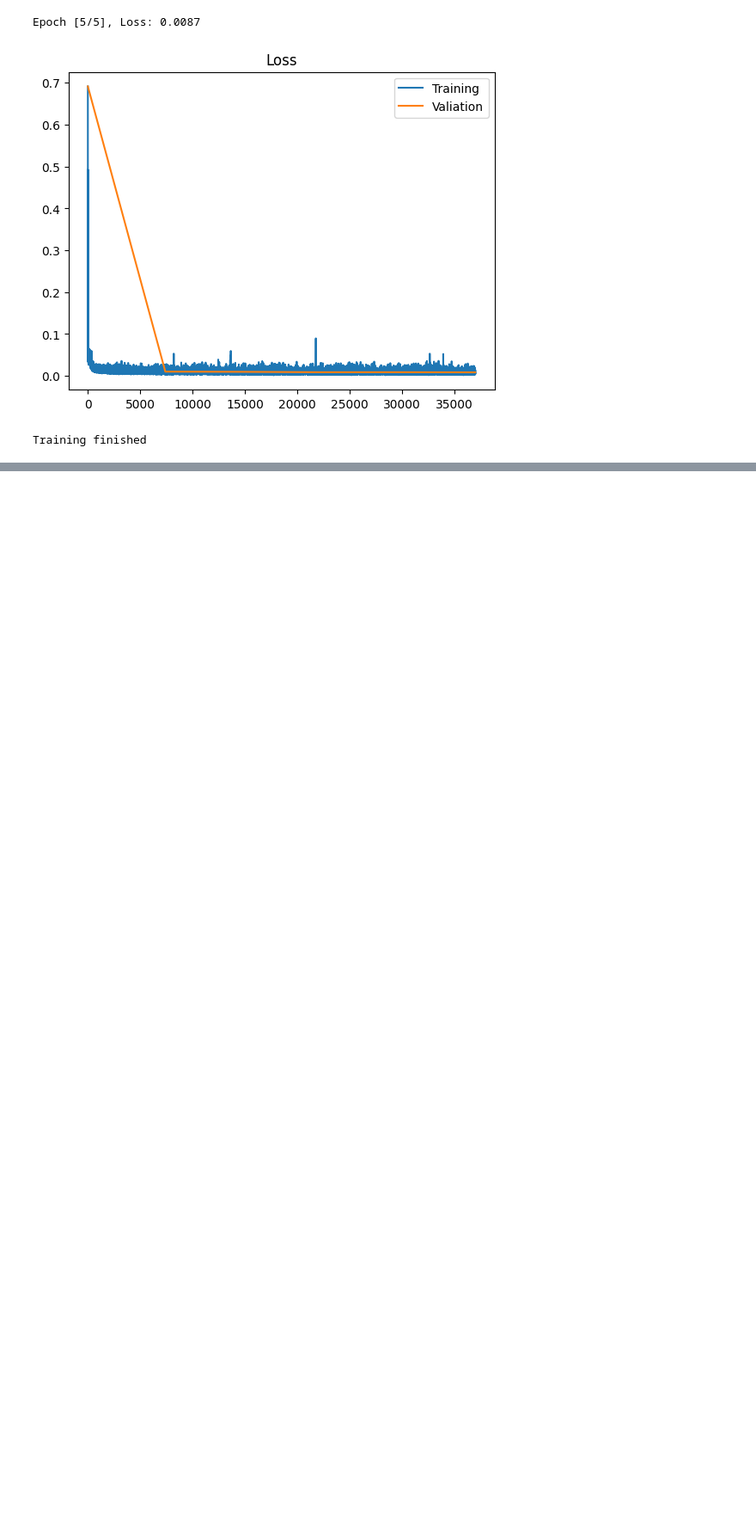
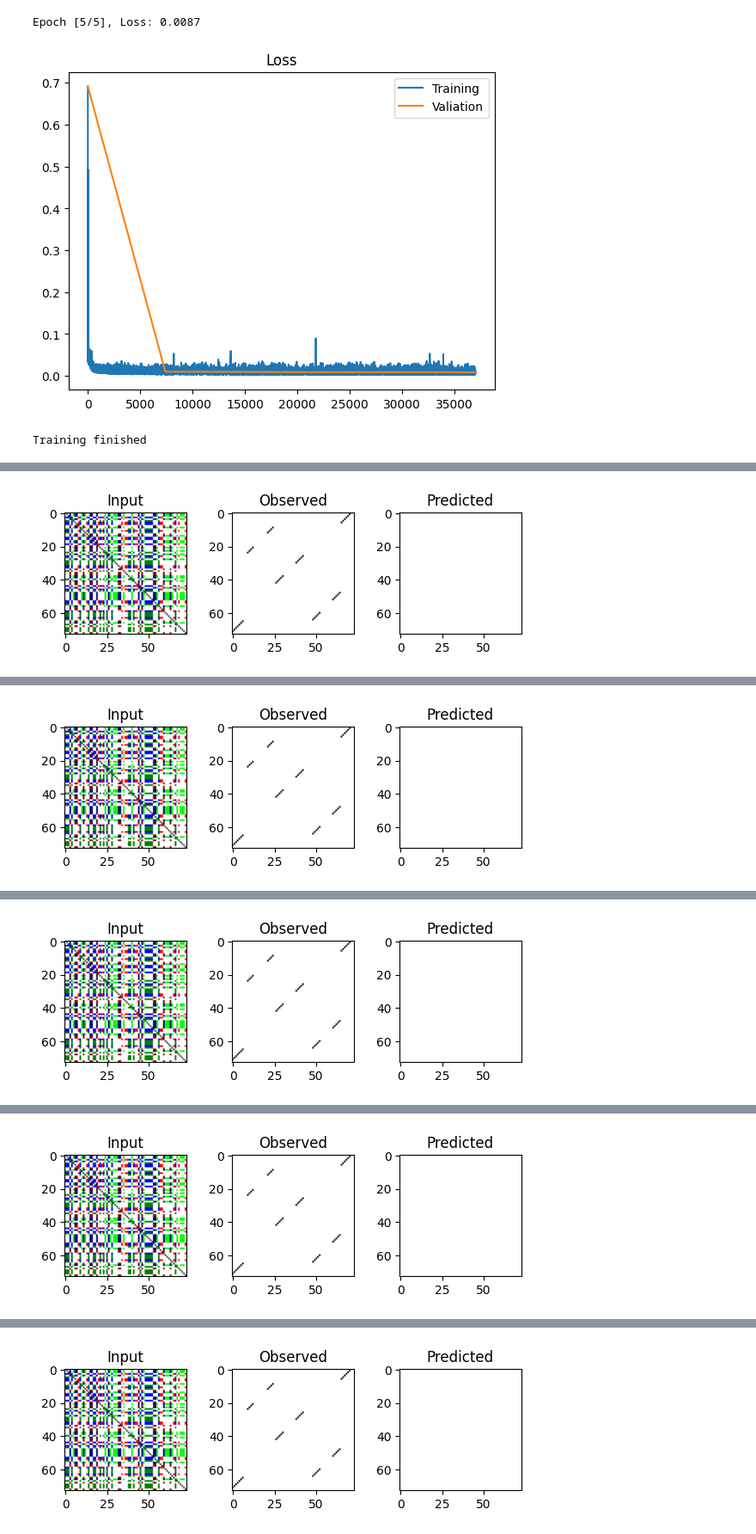
Before and after one commit to MEskerod/project_deeplearning_2023, a Jupyter notebook: deeplearning_project.ipynb, the cells around one changed output, grey strips where cells are left out. Shown at 86% size. Saved outputs shown, nothing was run; the diff lists cells and outputs as text; code cells hidden in the pictures; blank space fills up the shorter version.

```diff
--- a/deeplearning_project.ipynb
+++ b/deeplearning_project.ipynb
@@ -543,0 +581,11 @@ Training finished
+# %%
+%matplotlib inline
+
+num_input_channels = 8
+cae = RNASecondaryStructureCAE(num_input_channels).cuda()
+
+fit_model(cae, train_dataset, validation_dataset, loss_func = IoU_loss)
+
+print("Training finished")
+# %% [output]
+[figure, added]
@@ -543,0 +593 @@ Training finished
+[figure, added]
@@ -543,0 +595 @@ Training finished
+[figure, added]
@@ -543,0 +597 @@ Training finished
+[figure, added]
@@ -543,0 +599 @@ Training finished
+[figure, added]
```
Also changed, not shown: parts of 5 cells of this notebook.
